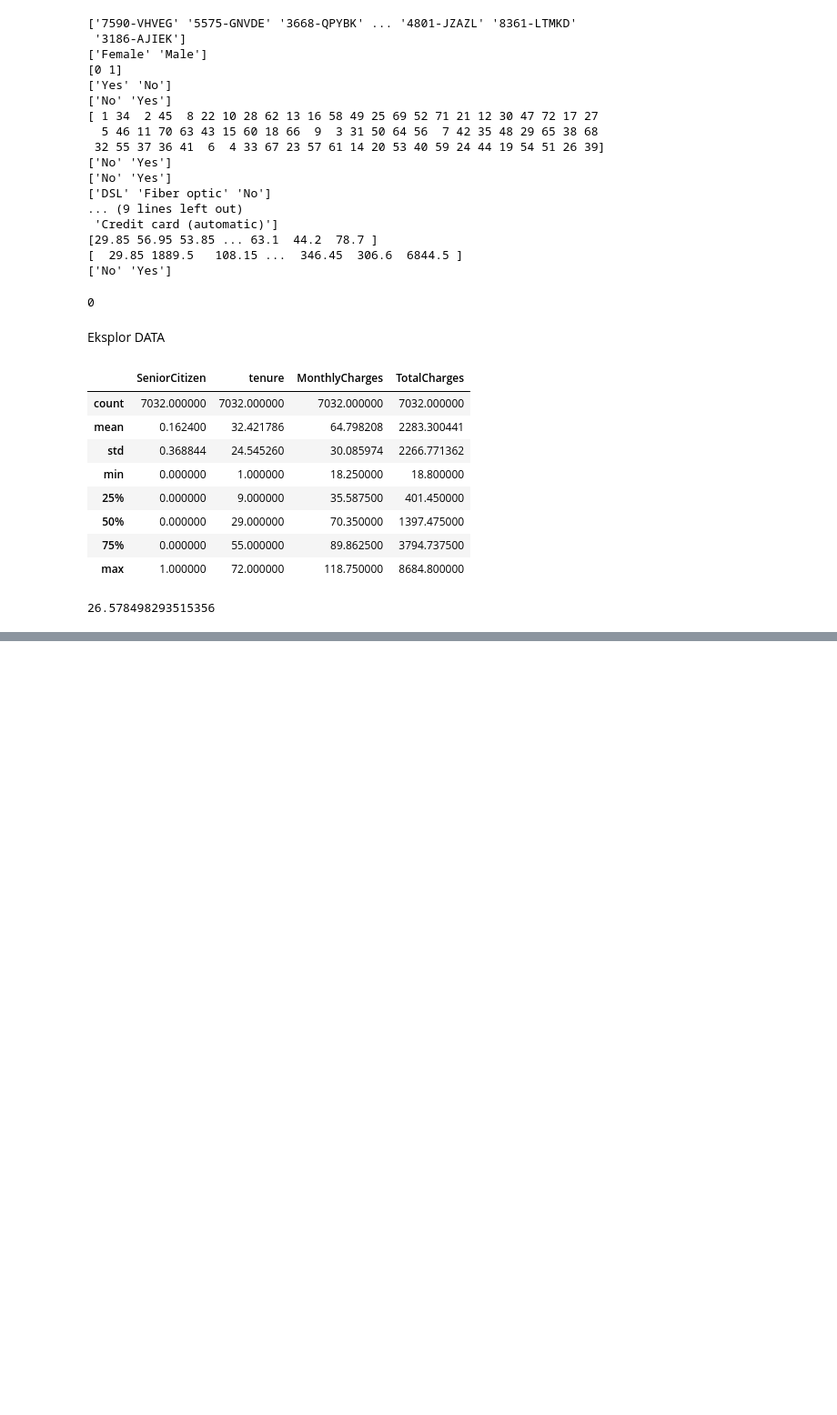
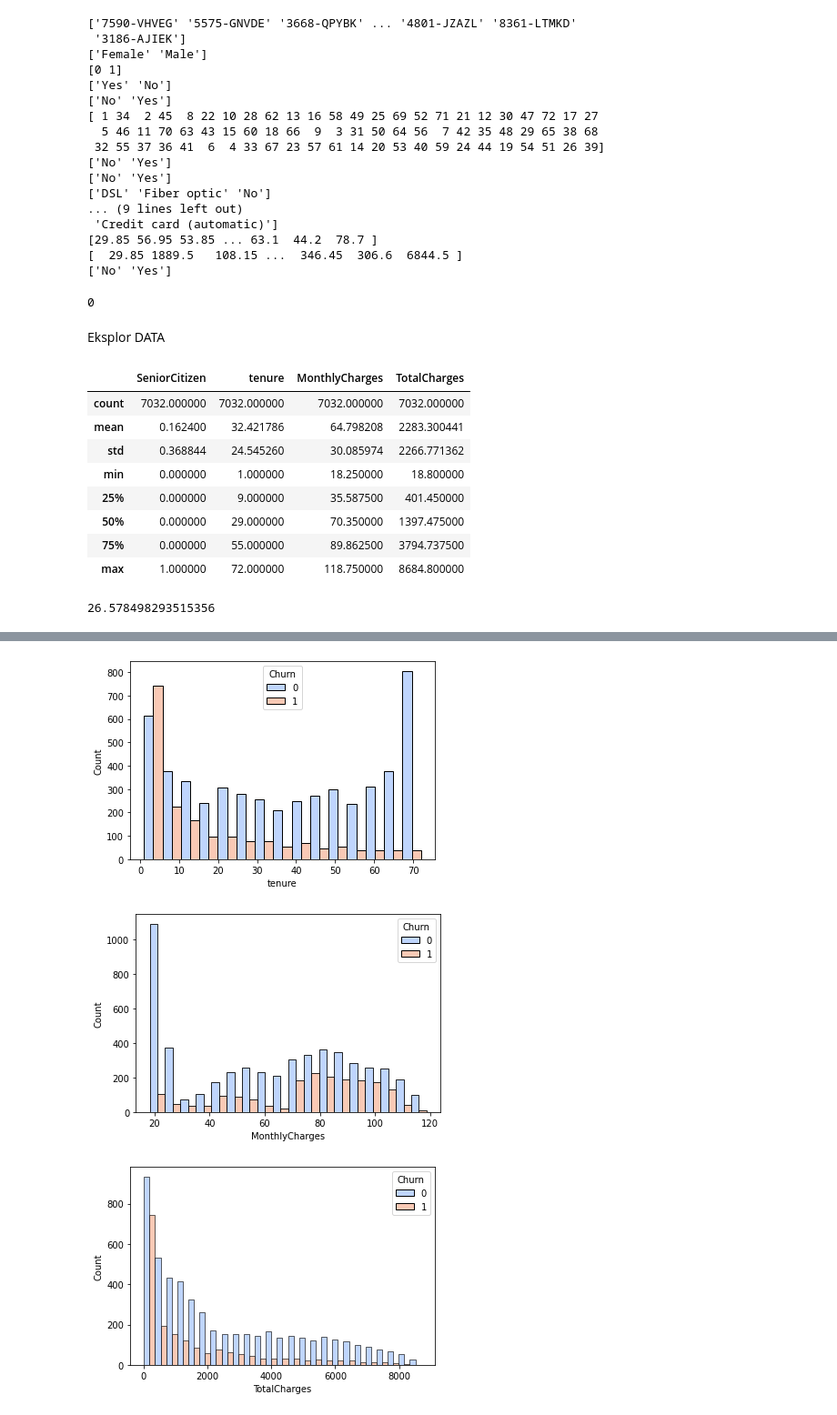
Before and after one commit to LvnnnX/JointsCampUGM, a Jupyter notebook: Pertemuan 1 (Pandas)/Meet_1.ipynb, the cells around one changed output, grey strips where cells are left out. Shown at 91% size. Drawn from its saved outputs; the diff is of its cells as text; code cells hidden in the pictures; blank space fills up the shorter version.

```diff
--- a/Pertemuan 1 (Pandas)/Meet_1.ipynb
+++ b/Pertemuan 1 (Pandas)/Meet_1.ipynb
@@ -173,0 +274,8 @@ yes_churn = len(df[df['Churn']=='Yes'])
+# %%
+for x in num:
+    plt.figure()
+    sns.histplot(df,x=x,hue='Churn',multiple='dodge',palette='coolwarm')
+# %% [output]
+[figure, added]
+[figure, added]
+[figure, added]
```
Also changed, not shown: parts of 21 cells of this notebook.
